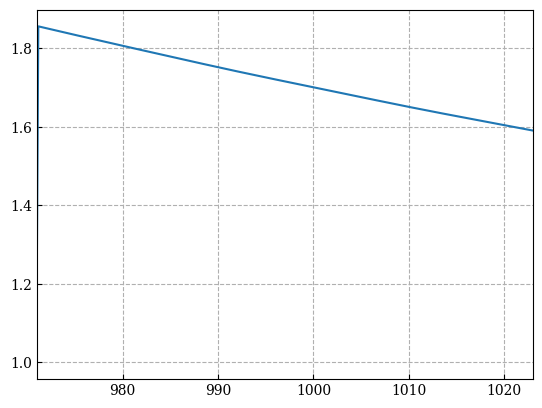
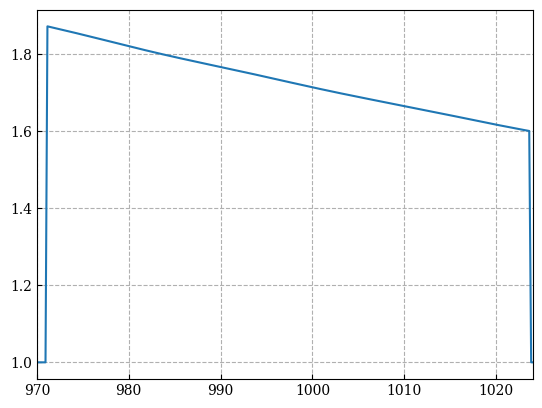
Code edit (unified diff) that turned the first committed figure into the second:
--- before
+++ after
@@ -1,2 +1,2 @@
 plt.plot(freq_axis, data[77,25,:])
-plt.xlim(971, 1023)
+plt.xlim(970, 1024)

Commit: update